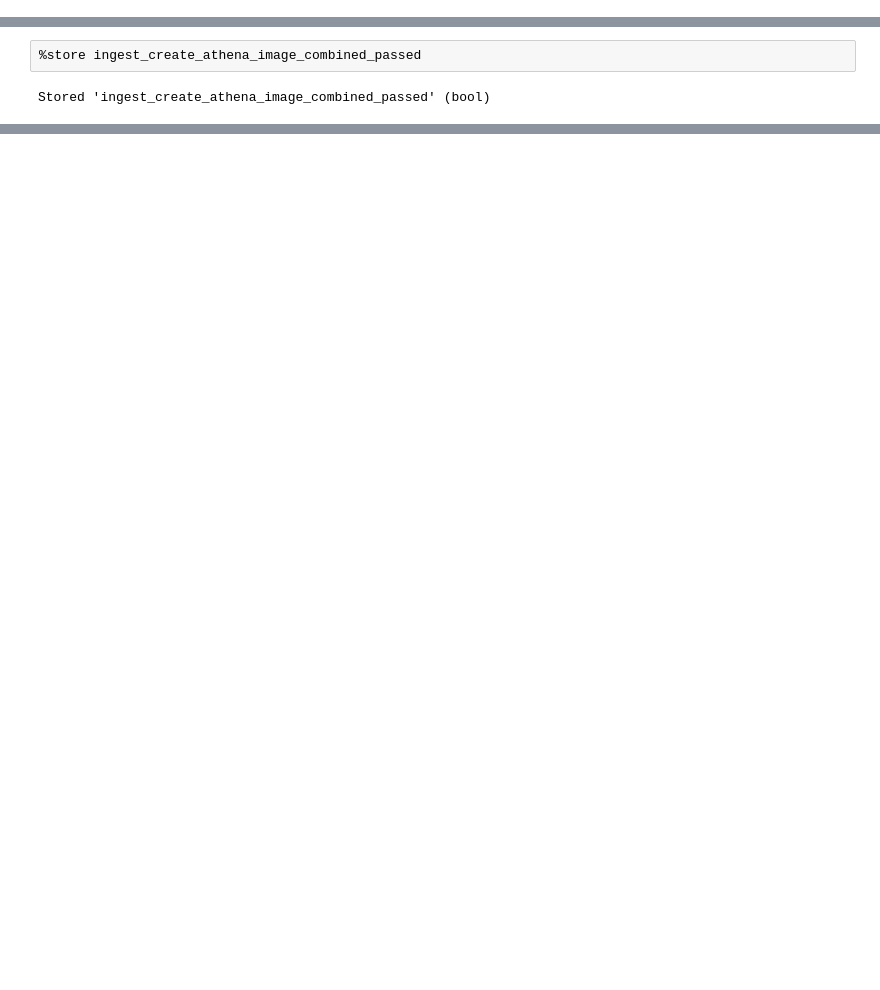
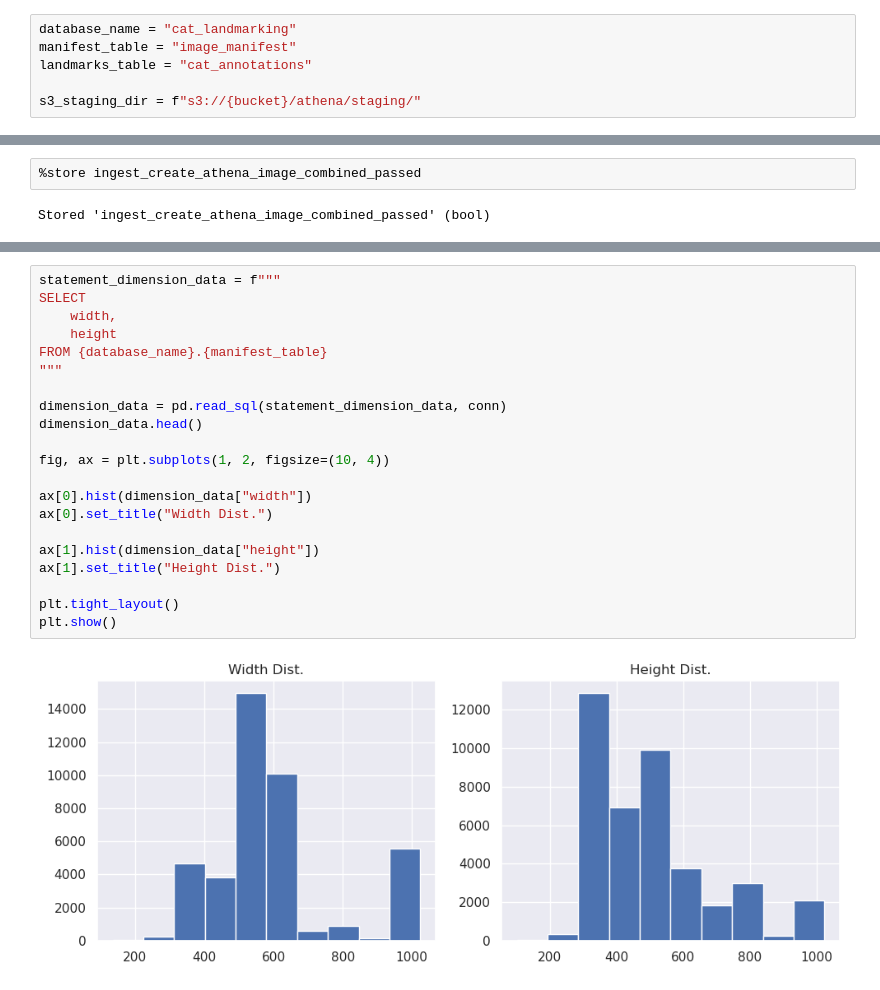
Before and after one commit to lpam-sd/AAI_540_Grp_6, a Jupyter notebook: 3_Create_Athena_EDA.ipynb, the cells around one changed output, grey strips where cells are left out. Cells and saved outputs as stored; diff of their text form; blank space fills up the shorter version.

```diff
--- a/3_Create_Athena_EDA.ipynb
+++ b/3_Create_Athena_EDA.ipynb
@@ -59,2 +53,8 @@ s3_staging_dir = "s3://{0}/athena/staging".format(bucket)
+# %%
+database_name = "cat_landmarking"
+manifest_table = "image_manifest"
+landmarks_table = "cat_annotations"
+
+s3_staging_dir = f"s3://{bucket}/athena/staging/"
 # %%
 conn = connect(region_name=region, s3_staging_dir=s3_staging_dir)
@@ -1402,0 +250,23 @@ Stored 'mon_base_prefix' (str)
+# %%
+statement_dimension_data = f"""
+SELECT
+	width,
+	height
+FROM {database_name}.{manifest_table}
+"""
+
+dimension_data = pd.read_sql(statement_dimension_data, conn)
+dimension_data.head()
+
+fig, ax = plt.subplots(1, 2, figsize=(10, 4))
+
+ax[0].hist(dimension_data["width"])
+ax[0].set_title("Width Dist.")
+
+ax[1].hist(dimension_data["height"])
+ax[1].set_title("Height Dist.")
+
+plt.tight_layout()
+plt.show()
+# %% [output]
+[figure, added]
```
Also changed, not shown: parts of 97 cells of this notebook.
